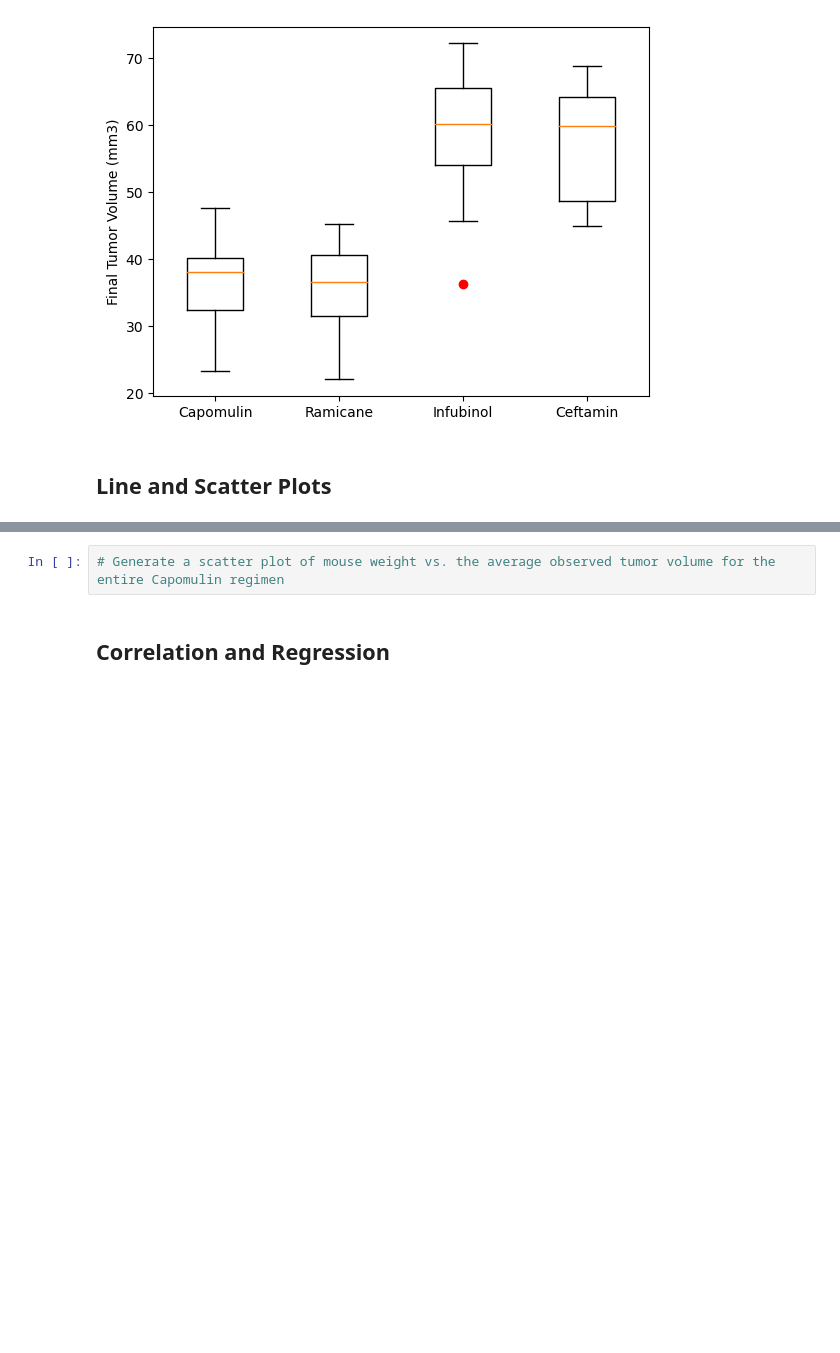
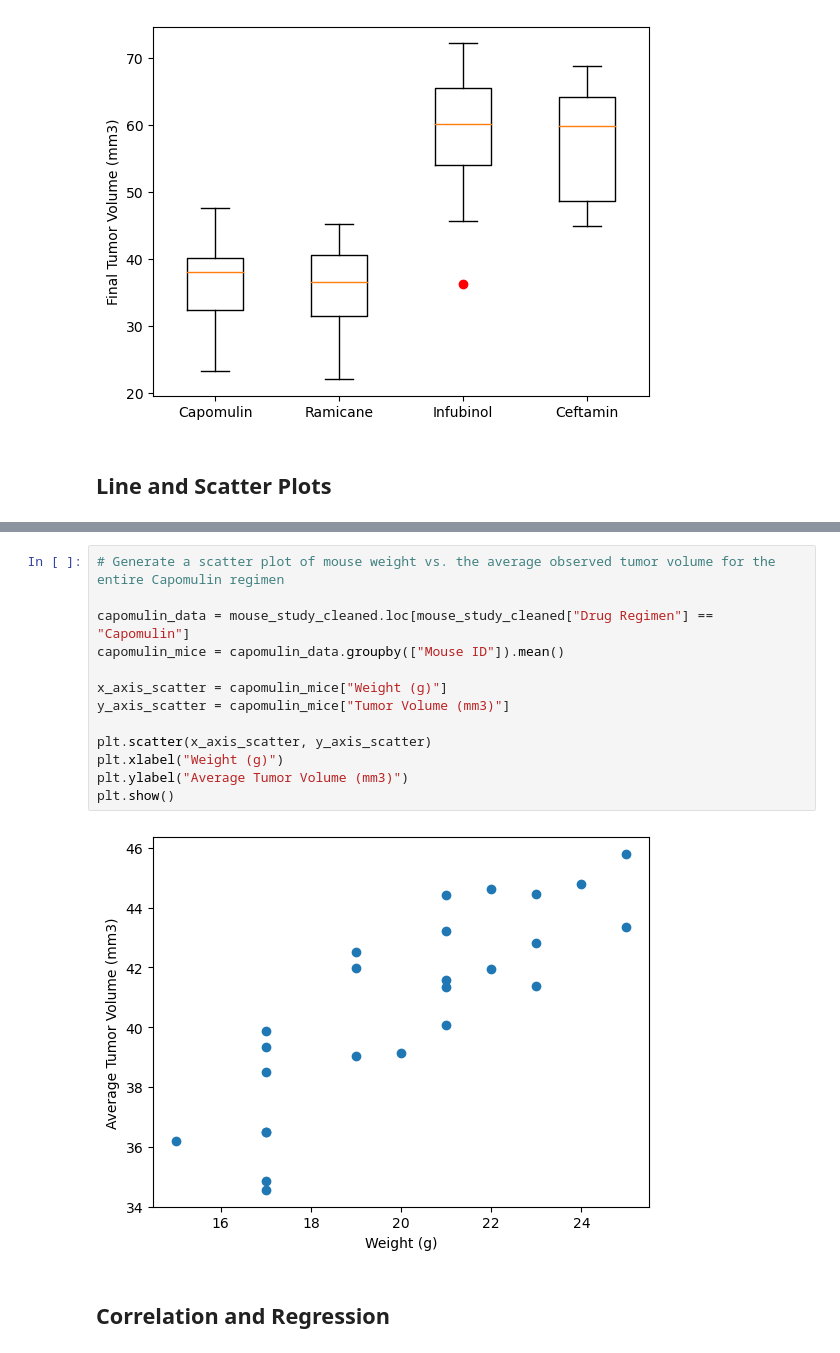
Before and after one commit to dmropp/data-visualization-challenge, a Jupyter notebook: Pymaceuticals/pymaceuticals_main.ipynb, the cells around one changed output, grey strips where cells are left out. Saved outputs shown, nothing was run; the diff lists cells and outputs as text; blank space fills up the shorter version.

```diff
--- a/Pymaceuticals/pymaceuticals_main.ipynb
+++ b/Pymaceuticals/pymaceuticals_main.ipynb
@@ -420,5 +431,18 @@ plt.show()
 # %%
 # Generate a scatter plot of mouse weight vs. the average observed tumor volume for the entire Capomulin regimen
+
+capomulin_data = mouse_study_cleaned.loc[mouse_study_cleaned["Drug Regimen"] == "Capomulin"]
+capomulin_mice = capomulin_data.groupby(["Mouse ID"]).mean()
+
+x_axis_scatter = capomulin_mice["Weight (g)"]
+y_axis_scatter = capomulin_mice["Tumor Volume (mm3)"]
+
+plt.scatter(x_axis_scatter, y_axis_scatter)
+plt.xlabel("Weight (g)")
+plt.ylabel("Average Tumor Volume (mm3)")
+plt.show()
+# %% [output]
+[figure, added]
 # %% [markdown]
 ## Correlation and Regression
 # %%
```
Also changed, not shown: parts of 1 cell of this notebook.
